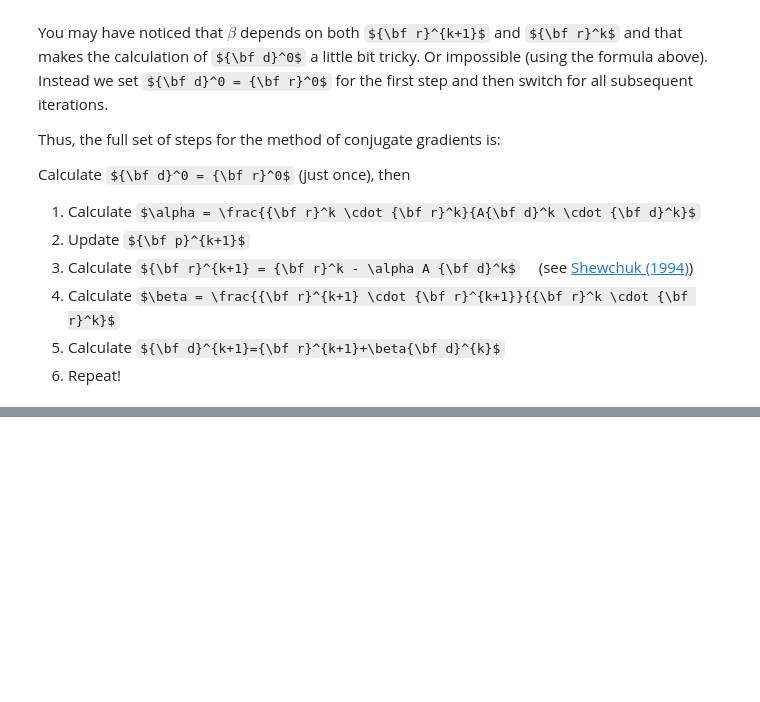
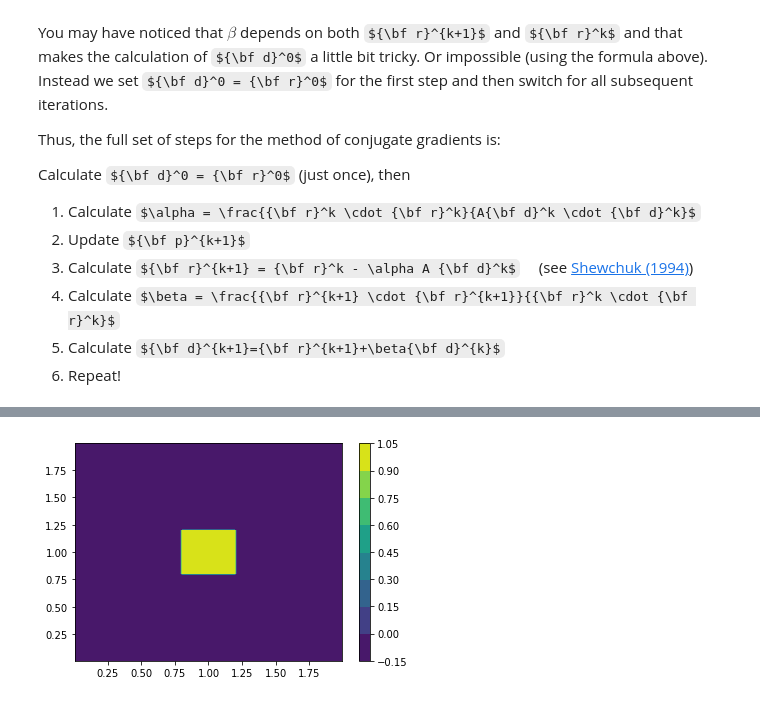
Before and after one commit to Mayuyu/Net_Flow, a Jupyter notebook: code/optimal_transport.ipynb, the cells around one changed output, grey strips where cells are left out. Cells and saved outputs as stored; diff of their text form; code cells hidden in the pictures; some formulas as TeX source; blank space fills up the shorter version.

```diff
--- a/code/optimal_transport.ipynb
+++ b/code/optimal_transport.ipynb
@@ -481,6 +483,7 @@ pyplot.savefig('m2.pdf')
 # %%
-pyplot.figure(figsize=(7,5))
 pyplot.contourf(pX,pY,S)
 pyplot.colorbar()
 pyplot.savefig('s.pdf')
+# %% [output]
+[figure, added]
 # %%
```
Also changed, not shown: parts of 8 cells of this notebook, 8 other files.
